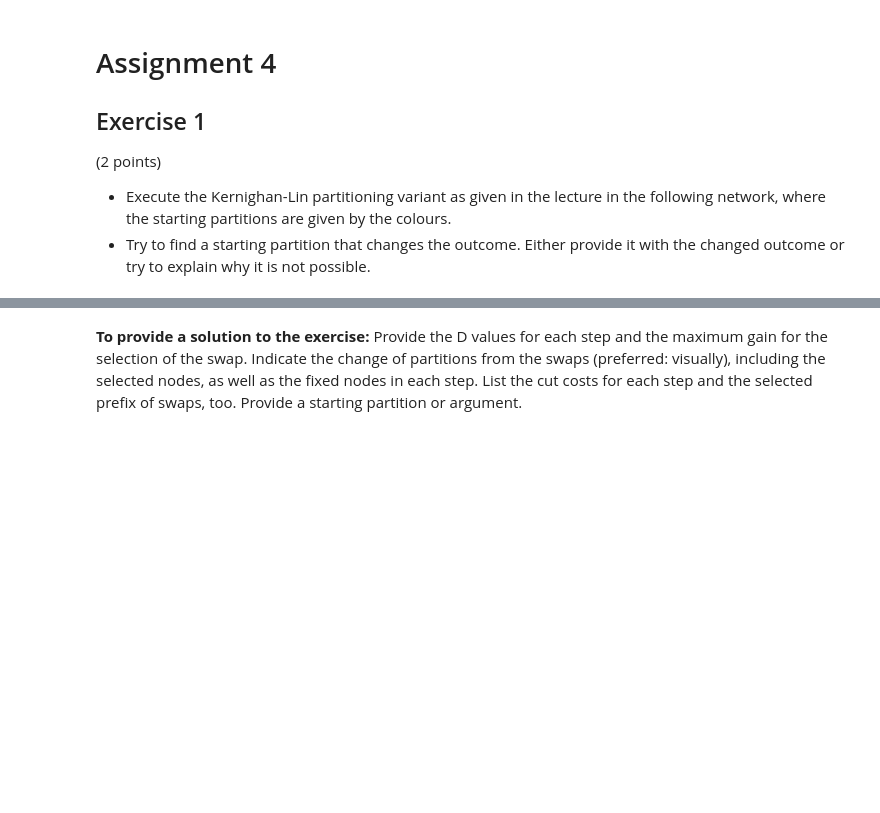
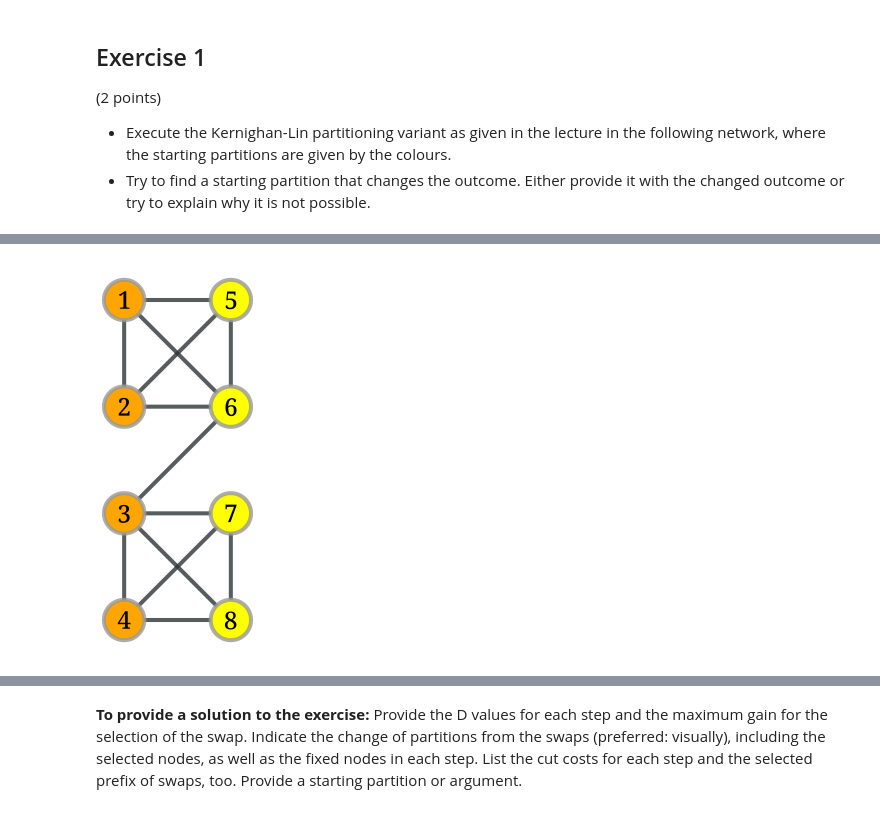
Before and after one commit to flupppi/EiPy, a Jupyter notebook: nbs/02_netana_ex04.ipynb, the cells around one changed output, grey strips where cells are left out. Drawn from its saved outputs; the diff is of its cells as text; code cells hidden in the pictures; blank space fills up the shorter version.

```diff
--- a/nbs/02_netana_ex04.ipynb
+++ b/nbs/02_netana_ex04.ipynb
@@ -9,7 +14,8 @@ from graph_tool.all import *
 # %% [markdown]
-# Assignment 4
+
 ## Exercise 1
 (2 points)
+
 * Execute the Kernighan-Lin partitioning variant as given in the lecture in
 the following network, where the starting partitions are given by the colours.
 * Try to find a starting partition that changes the outcome. Either provide it with the changed outcome or try to explain why it is not possible.
@@ -18,29 +22,41 @@ the following network, where the starting partitions are given by the colours.
 # %%
-%%tikz
-\begin{tikzpicture}[scale=1.5, every node/.style={circle,draw,inner sep=5pt,font=\large}]
-  % nodes
-  \node (1) at (0,0) [fill=orange] {1};
-  \node (2) at (0,-1) [fill=orange] {2};
-  \node (3) at (0,-2) [fill=orange] {3};
-  \node (4) at (0,-3) [fill=orange] {4};
-  \node (5) at (1,0) [fill=yellow] {5};
-  \node (6) at (1,-1) [fill=yellow] {6};
-  \node (7) at (1,-2) [fill=yellow]{7};
-  \node (8) at (1,-3) [fill=yellow] {8};
+#| echo: false
+# Create graph
+g = Graph(directed=False)
+vlist = [g.add_vertex() for _ in range(8)]
 
-  % edges
-  \draw (1) -- (2)
-        (1) -- (5)
-        (1) -- (6)
-        (2) -- (5)
-        (2) -- (6)
-        (3) -- (4)
-        (3) -- (6)
-        (3) -- (7)
-        (3) -- (8)
-        (4) -- (7)
-        (4) -- (8)
-        (5) -- (6)
-        (7) -- (8);
-\end{tikzpicture}
+# Edges (1-based to 0-based)
+edges = [
+    (1, 2), (1, 5), (1, 6), (2, 5), (2, 6),
+    (3, 4), (3, 6), (3, 7), (3, 8),
+    (4, 7), (4, 8), (5, 6), (7, 8)
+]
+g.add_edge_list([(u - 1, v - 1) for u, v in edges])
+
+# Partitions after swapping (3 <-> 5)
+A = {1, 2, 3, 4}
+B = {5, 6, 7, 8}
+
+# Vertex positions (manual layout)
+pos = g.new_vertex_property("vector<double>")
+positions = {
+    0: (0, 0), 1: (0, 1), 2: (0, 2), 3: (0, 3),
+    4: (1, 0), 5: (1, 1), 6: (1, 2), 7: (1, 3),
+}
+for i, p in positions.items():
+    pos[g.vertex(i)] = p
+
+# Color by partition
+fill_color = g.new_vertex_property("string")
+for i in range(1, 9):
+    fill_color[g.vertex(i - 1)] = "orange" if i in A else "yellow"
+
+# Labels (1-based)
+labels = g.new_vertex_property("int")
+for i in range(8):
+    labels[g.vertex(i)] = i + 1
+
+# Draw
+graph_draw(g, pos=pos, vertex_fill_color=fill_color,
+           vertex_text=labels, output_size=(400, 400))
 # %% [output]
@@ -47,0 +63 @@ the following network, where the starting partitions are given by the colours.
+[figure, added]
```
Also changed, not shown: parts of 31 cells of this notebook, 2 other files.
